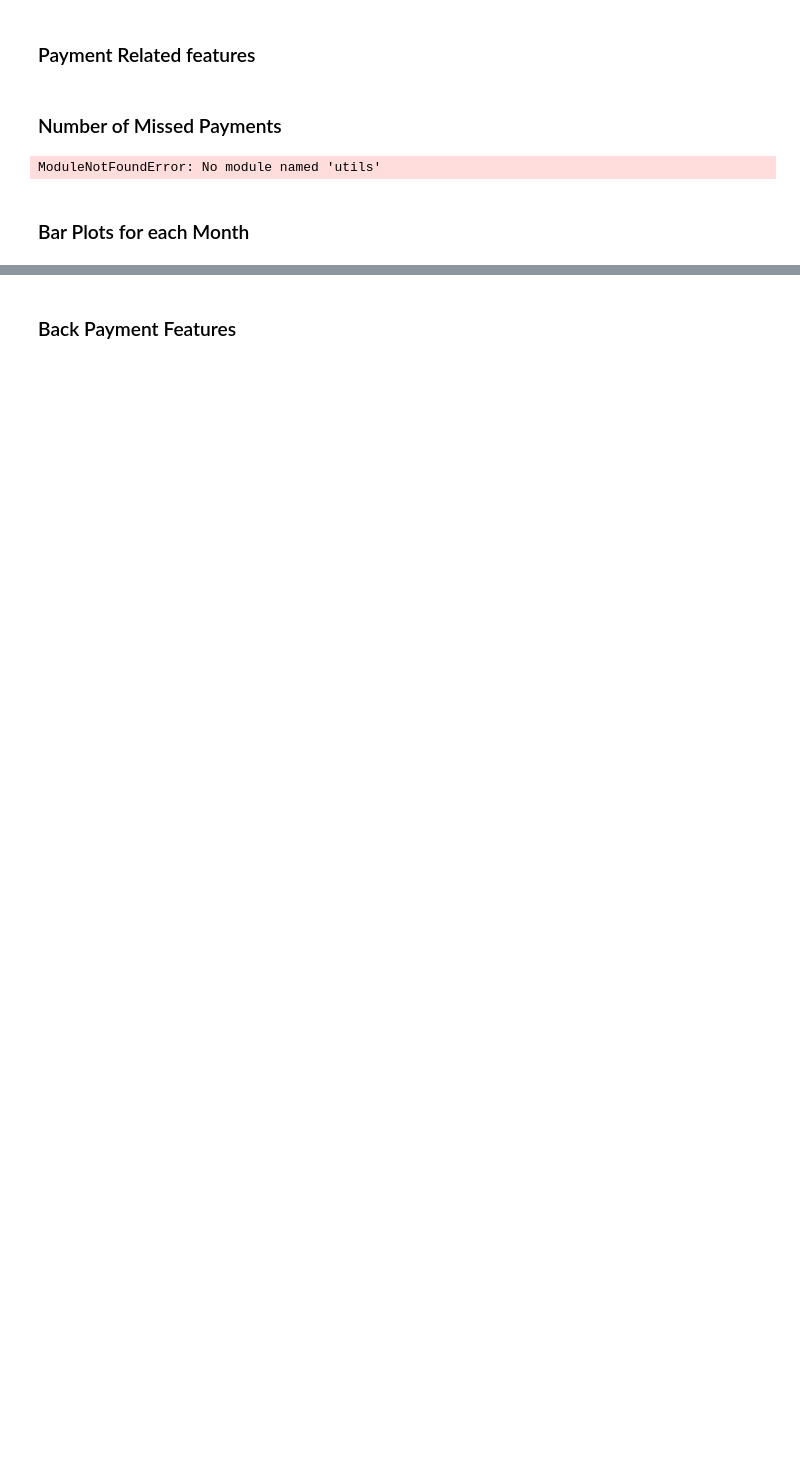
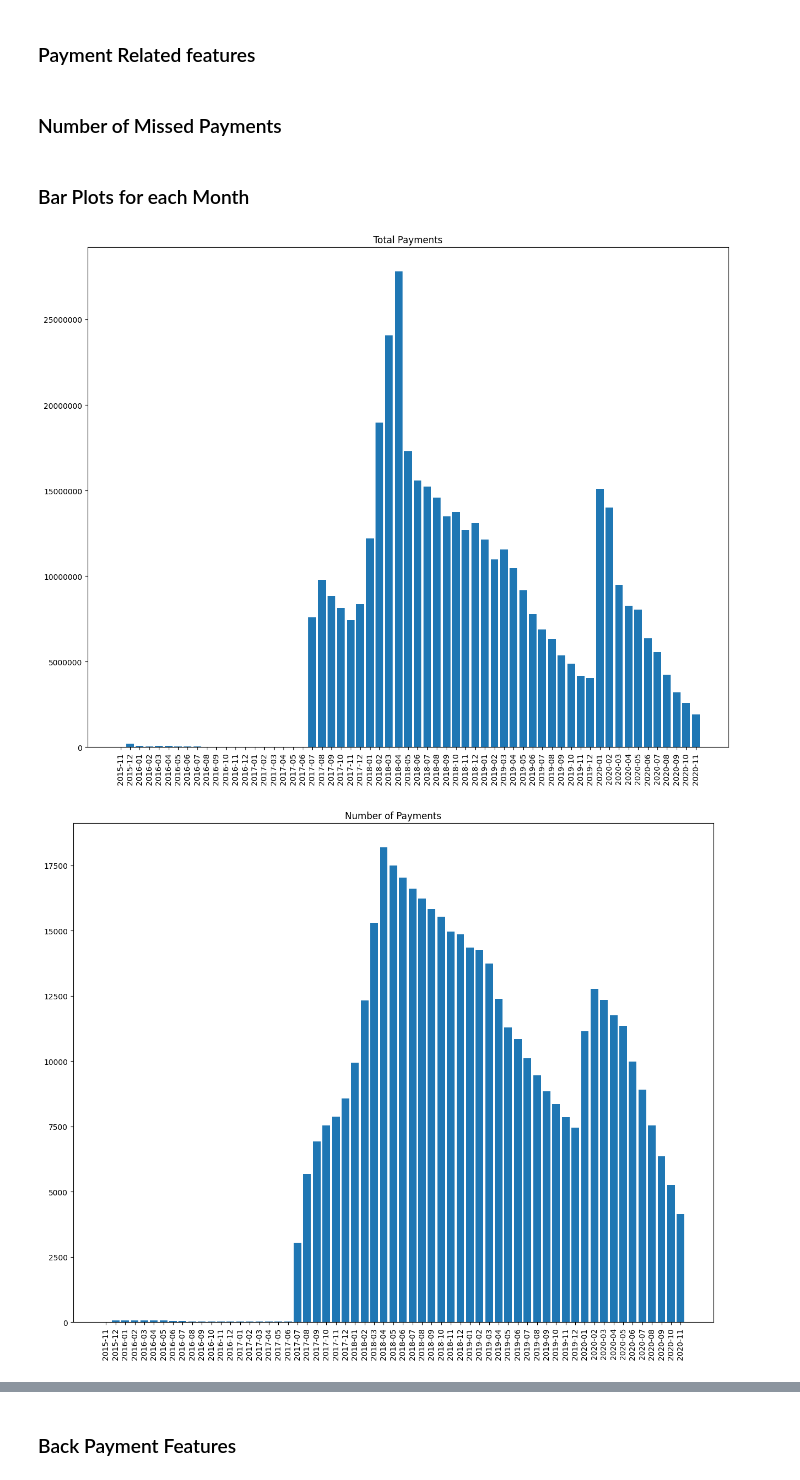
Before and after one commit to AumPandya95/zindi_paygo, a Jupyter notebook: notebooks/exploratory_data_analysis/Feature Engineering.ipynb, the cells around one changed output, grey strips where cells are left out. Cells and saved outputs as stored; diff of their text form; code cells hidden in the pictures; blank space fills up the shorter version.

```diff
--- a/notebooks/exploratory_data_analysis/Feature Engineering.ipynb
+++ b/notebooks/exploratory_data_analysis/Feature Engineering.ipynb
@@ -64,8 +64,6 @@ train_merged = feature_construction(train_merged)
 # %% [markdown]
 ### Number of Missed Payments
 # %%
-from utils import convert
-
 def nb_missing_payments(transaction_dates, first_payment_date, last_payment_date):
     payment_dates = set([convert(x) for x in transaction_dates])
     payment_dates_range = set([str(x) for x in pd.period_range(first_payment_date, last_payment_date, freq="M")])
@@ -77,8 +75,11 @@ train_merged["nb_skipped_months"] = train_merged.apply(
         row["SplitTransactionDates"], row.FirstPaymentDate, row.LastPaymentDate
     ), axis=1
 )
+test_merged["nb_skipped_months"] = train_merged.apply(
+    lambda row: nb_missing_payments(
+        row["SplitTransactionDates"], row.FirstPaymentDate, row.LastPaymentDate
+    ), axis=1
+)
-# %% [output]
-ModuleNotFoundError: No module named 'utils'
 # %% [markdown]
 ### Bar Plots for each Month
 # %%
@@ -125,31 +126,34 @@ class DateEDA:
             date_payments_dict = Counter(payments_dict) + date_payments_dict
             date_count_dict = Counter(count_dict) + date_count_dict
 
         return dict(date_payments_dict), dict(date_count_dict)
 
     @staticmethod
     def calculate_avg_payments(dict1, dict2):
         return {k: round(dict1[k]/dict2[k], 2) for k in dict1}
 
     @staticmethod
     def plot(target_dict, title=""):
         target_dict = collections.OrderedDict(sorted(target_dict.items()))
         figure(figsize=(15, 12), dpi=100)
         names = list(target_dict.keys())
         values = list(target_dict.values())
         plt.ticklabel_format(style='plain')
         plt.title(title)
         plt.bar(range(len(target_dict)), values, tick_label=names)
         plt.xticks(rotation=90)
         plt.show()
 
     def execute(self):
         min_date, max_date = self.find_min_n_max(self.df)
         payments_dict, count_dict = self.find_stats(self.df, min_date, max_date)
         avg_payments_dict = self.calculate_avg_payments(payments_dict, count_dict)
 
         self.plot(payments_dict, "Total Payments")
         self.plot(count_dict, "Number of Payments")
         self.plot(avg_payments_dict, "Average Payment")
 
-# DateEDA(train_merged).execute()
+DateEDA(train_merged).execute()
+# %% [output]
+[figure, added]
+[figure, added]
```
Also changed, not shown: parts of 14 cells of this notebook.
